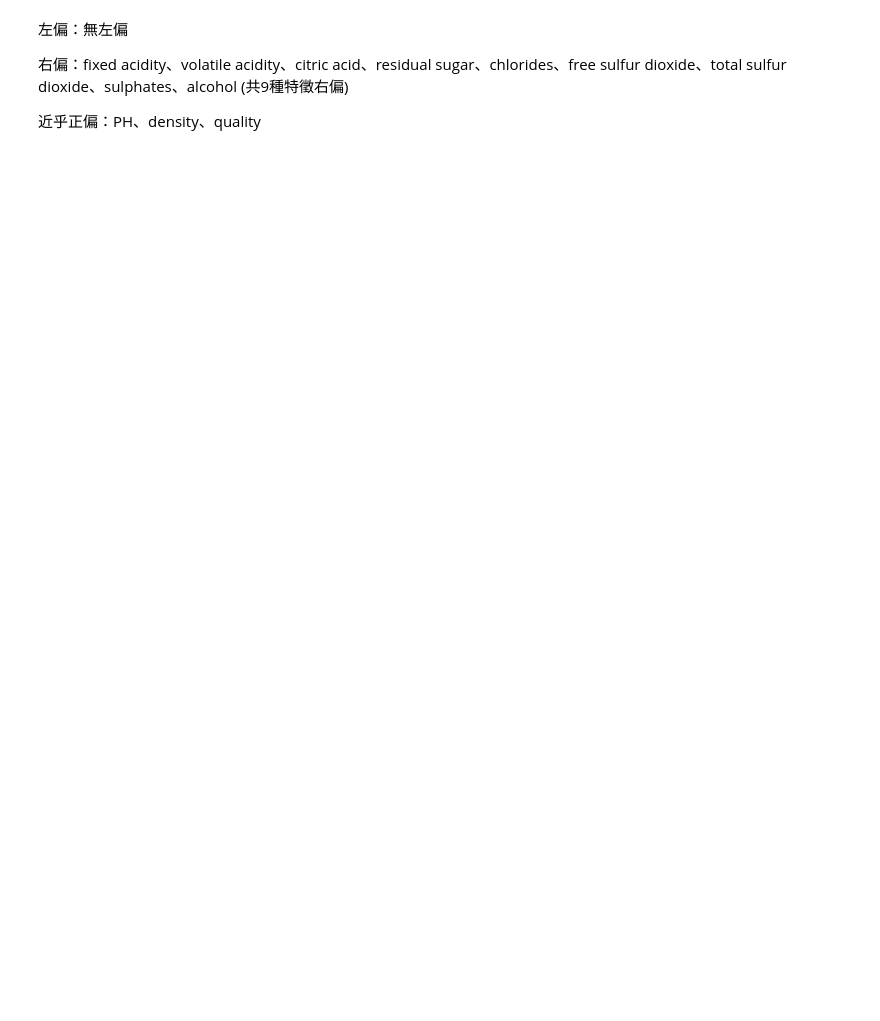
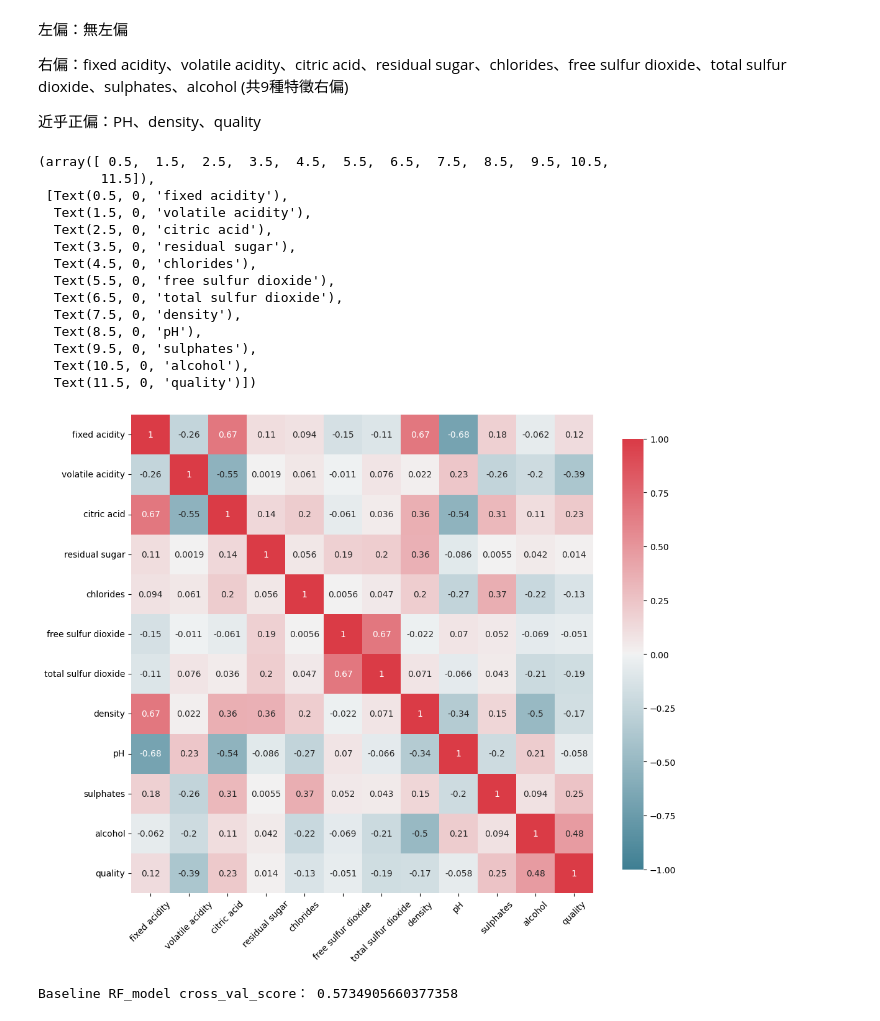
Before and after one commit to appletiger0704/Prediction-of-quality-of-Wine, a Jupyter notebook: Prediction_of_quality_of_Wine.ipynb, the cells around one changed output. Saved outputs shown, nothing was run; the diff lists cells and outputs as text; code cells hidden in the pictures; blank space fills up the shorter version.

Commit message:
Baseline

```diff
--- a/Prediction_of_quality_of_Wine.ipynb
+++ b/Prediction_of_quality_of_Wine.ipynb
@@ -202,3 +211,51 @@ hist_distribution("quality")
 右偏：fixed acidity、volatile acidity、citric acid、residual sugar、chlorides、free sulfur dioxide、total sulfur dioxide、sulphates、alcohol (共9種特徵右偏)
 
 近乎正偏：PH、density、quality
+# %%
+# 觀察相關係數
+corr = raw.corr()
+corr["quality"].sort_values()
+
+cmap = sns.diverging_palette( 220 , 10 , as_cmap = True )
+
+sns.heatmap(
+    corr,
+    cmap=cmap,
+    annot=True,
+    ax = plt.subplots(figsize=(12, 10))[1],
+    cbar_kws={'shrink':.9},
+    annot_kws={'fontsize' : 10},
+    vmin=-1,
+    vmax=1
+)
+plt.xticks(rotation=45)
+# %% [output]
+(array([ 0.5,  1.5,  2.5,  3.5,  4.5,  5.5,  6.5,  7.5,  8.5,  9.5, 10.5,
+        11.5]),
+ [Text(0.5, 0, 'fixed acidity'),
+  Text(1.5, 0, 'volatile acidity'),
+  Text(2.5, 0, 'citric acid'),
+  Text(3.5, 0, 'residual sugar'),
+  Text(4.5, 0, 'chlorides'),
+  Text(5.5, 0, 'free sulfur dioxide'),
+  Text(6.5, 0, 'total sulfur dioxide'),
+  Text(7.5, 0, 'density'),
+  Text(8.5, 0, 'pH'),
+  Text(9.5, 0, 'sulphates'),
+  Text(10.5, 0, 'alcohol'),
+  Text(11.5, 0, 'quality')])
+[figure, added]
+# %%
+# baseline
+# RandomForestClassifier
+X = raw.drop(["quality"], axis=1)
+y = raw["quality"]
+# 切割資料
+# X_train, X_test, y_train, y_test = train_test_split(X, y, test_size=0.3, random_state=42)
+
+RF_model = RandomForestClassifier(random_state=42) # 先不設定超參數
+# RF_model.fit(X, y)
+RF_score = cross_val_score(RF_model, X, y, cv=10)
+print("Baseline RF_model cross_val_score：", RF_score.mean())
+# %% [output]
+Baseline RF_model cross_val_score： 0.5734905660377358
```
Also changed, not shown: parts of 13 cells of this notebook.
